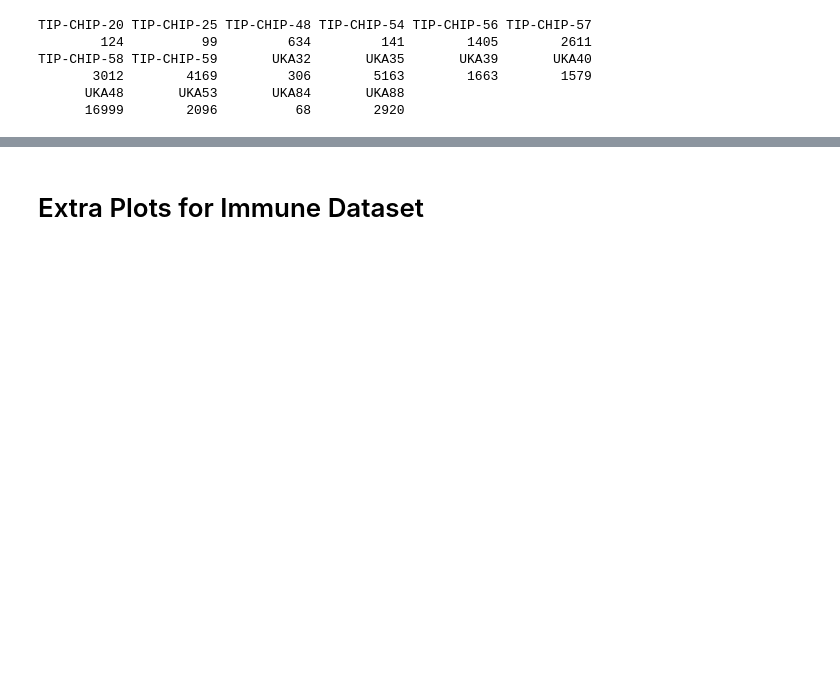
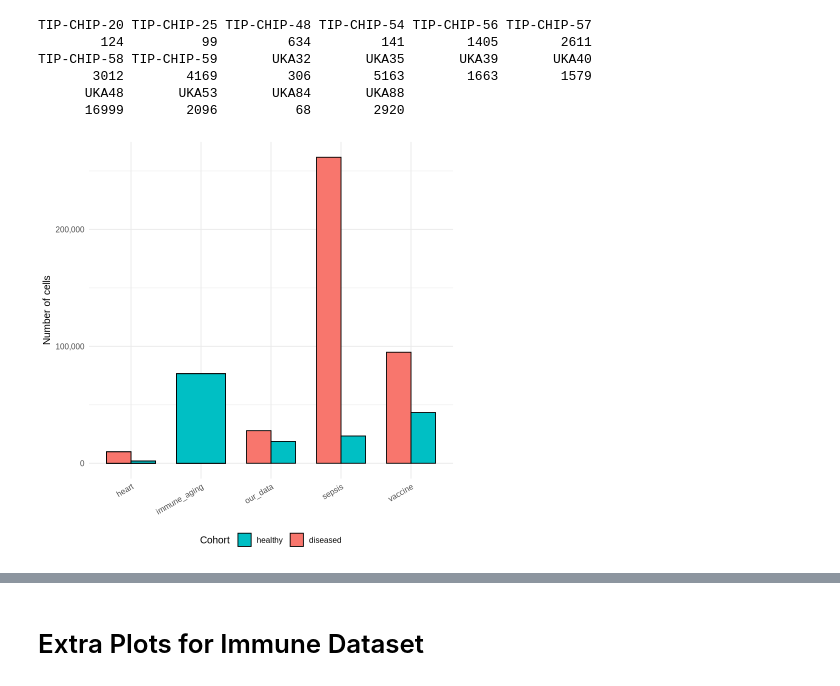
Before and after one commit to auredersch/FoPra_PLAs, a Jupyter notebook: notebooks/exploration_week1/explore_cohort_depth.ipynb, the cells around one changed output, grey strips where cells are left out. Saved outputs shown, nothing was run; the diff lists cells and outputs as text; code cells hidden in the pictures; blank space fills up the shorter version.

```diff
--- a/notebooks/exploration_week1/explore_cohort_depth.ipynb
+++ b/notebooks/exploration_week1/explore_cohort_depth.ipynb
@@ -91,3 +171,11 @@ seurat_obj@meta.data$cohort <- metadata$cohort
+# %%
+cohort_summary <- metadata_whole_plot %>%
+  count(dataset, cohort, name = "n_cells")
+
+cohort_summary_all <- bind_rows(
+  cohort_summary_all,
+  cohort_summary
+)
 # %%
 cell_col <- case_when(
   "lineage" %in% colnames(metadata) ~ "lineage",       # Höchste Priorität für saubere Hauptgruppen
@@ -96,6 +184,14 @@ cell_col <- case_when(
   TRUE ~ NA_character_
 )
 
+lineage_col <- case_when(
+  "lineage" %in% colnames(metadata_whole_plot) ~ "lineage",
+  "Lineage" %in% colnames(metadata_whole_plot) ~ "Lineage",
+  "cell_lineage" %in% colnames(metadata_whole_plot) ~ "cell_lineage",
+  TRUE ~ NA_character_
+
+)
+
 pla_col <- case_when(
   "pla_status" %in% colnames(metadata) ~ "pla_status",
   "PLA_status" %in% colnames(metadata) ~ "PLA_status",
@@ -103,0 +282,38 @@ pla_col <- case_when(
+# %%
+p_cohort <- ggplot(
+  cohort_summary_all,
+  aes(x = dataset, y = n_cells, fill = cohort)
+) +
+  geom_col(
+    position = "dodge",
+    color = "black",
+    width = 0.7
+  ) +
+  cohort_scale +
+  scale_y_continuous(labels = scales::comma) +
+  theme_minimal(base_size = 12) +
+  theme(
+    plot.title = element_blank(),
+    axis.text.x = element_text(
+      angle = 30,
+      hjust = 1
+    ),
+    legend.position = "bottom"
+  ) +
+  labs(
+    x = NULL,
+    y = "Number of cells",
+    fill = "Cohort"
+  )
+
+  print(p_cohort)
+
+ggsave(
+  file.path(output_dir, "cohort_distrib.png"),
+  plot = p_cohort,
+  width = 16,
+  height = 11,
+  dpi = 300
+)
+# %% [output]
+[figure, added]
```
Also changed, not shown: parts of 26 cells of this notebook, 32 other files.
